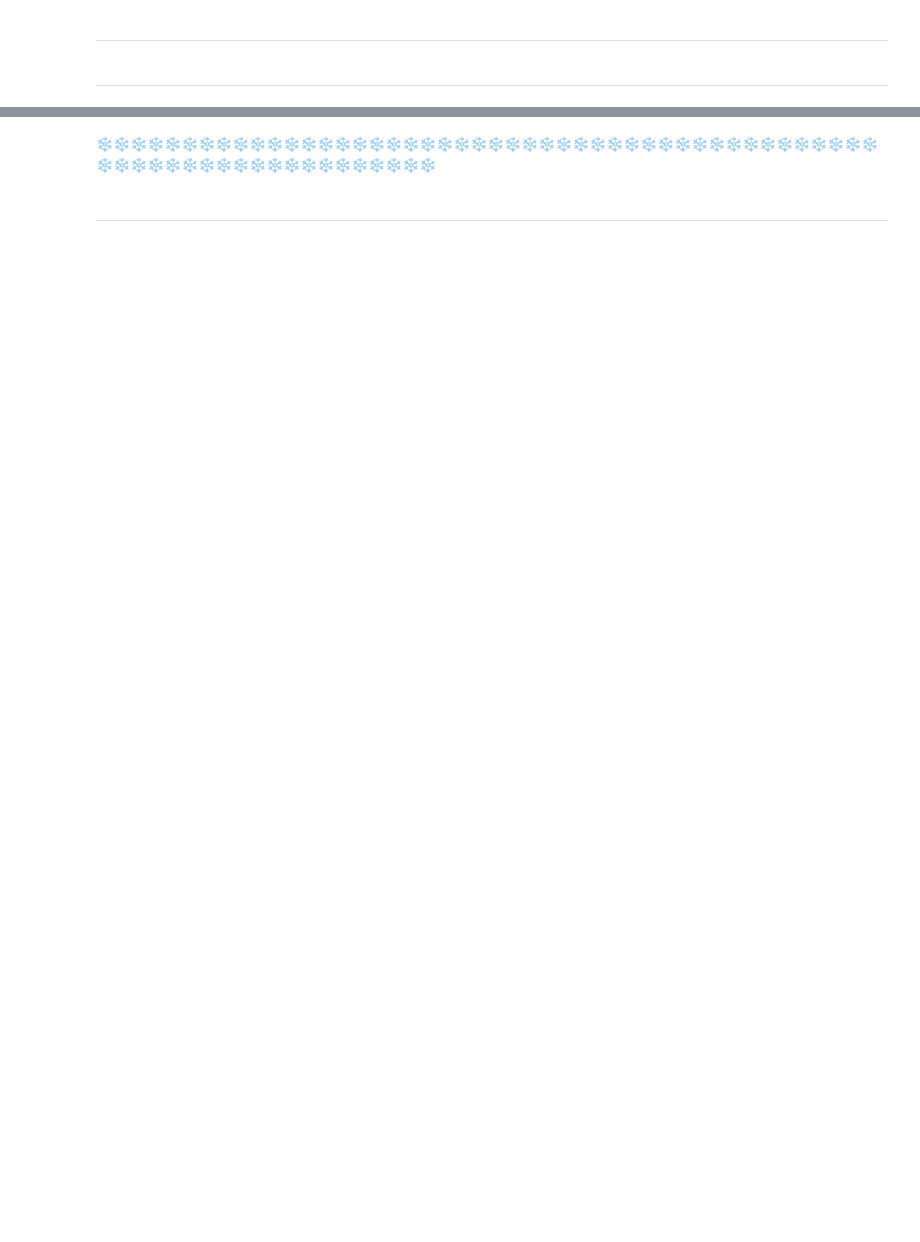
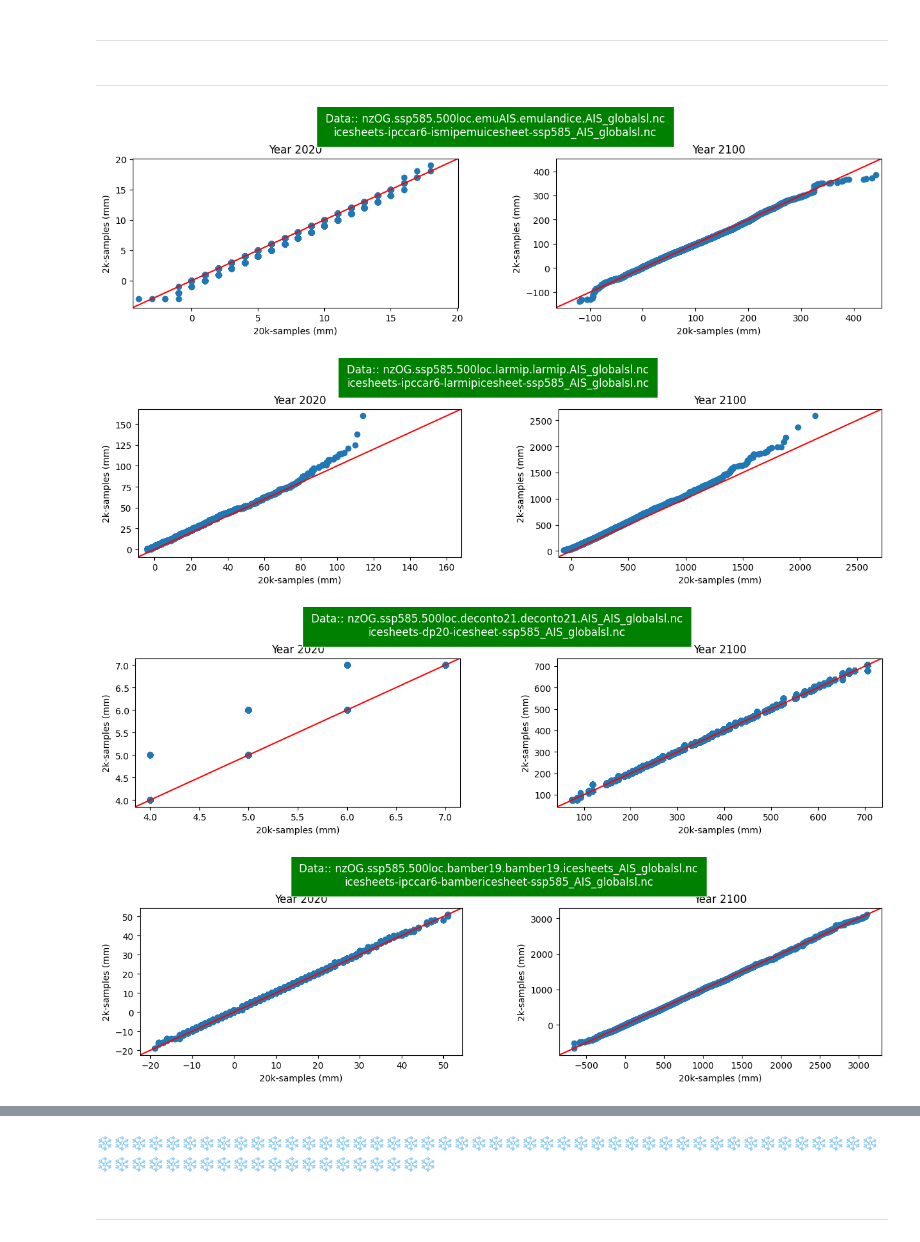
Before and after one commit to pkjr002/facts, a Jupyter notebook: JupNbk/000_pk-JupNb_TESTspace/2023-01_NZ_INSAR/002_COMPARE_gg_pk/001_DEVEL_qq/DEVEL_QQF001_global_cpmp_gg_pk_20k.ipynb, the cells around one changed output, grey strips where cells are left out. Saved outputs shown, nothing was run; the diff lists cells and outputs as text; code cells hidden in the pictures; blank space fills up the shorter version.

Commit message:
:recycle: qq local/global

```diff
--- a/JupNbk/000_pk-JupNb_TESTspace/2023-01_NZ_INSAR/002_COMPARE_gg_pk/001_DEVEL_qq/DEVEL_QQF001_global_cpmp_gg_pk_20k.ipynb
+++ b/JupNbk/000_pk-JupNb_TESTspace/2023-01_NZ_INSAR/002_COMPARE_gg_pk/001_DEVEL_qq/DEVEL_QQF001_global_cpmp_gg_pk_20k.ipynb
@@ -39,9 +22,14 @@ path2k=pathG='/projects/kopp/ggg46/nz_projections/global/full_sample_components/
 # %% [markdown]
 ---
 # %%
-fn.plot(['ssp585','emulandice.AIS_globalsl.nc'],path20k,path2k)
-# fn.plot('larmip.larmip.AIS_globalsl',path20k,path2k)
-# fn.plot('deconto21.deconto21.AIS_AIS_globalsl.nc',path20k,path2k)
-# fn.plot('bamber19.bamber19.icesheets_AIS_globalsl.nc',path20k,path2k)
-# fn.plot('ar5AIS.ipccar5.icesheets_WAIS_globalsl.nc',path20k,path2k)
-# fn.plot('ar5AIS.ipccar5.icesheets_EAIS_globalsl.nc',path20k,path2k)
+fn.plot(['emuAIS.emulandice.AIS_globalsl.nc'],path20k,['icesheets-ipccar6-ismipemuicesheet-ssp585_AIS_globalsl.nc'],path2k)
+fn.plot(['larmip.larmip.AIS_globalsl'],path20k,['icesheets-ipccar6-larmipicesheet-ssp585_AIS_globalsl.nc'],path2k)
+fn.plot(['deconto21.deconto21.AIS_AIS_globalsl.nc'],path20k,['icesheets-dp20-icesheet-ssp585_AIS_globalsl.nc'],path2k)
+fn.plot(['bamber19.bamber19.icesheets_AIS_globalsl.nc'],path20k,['icesheets-ipccar6-bambericesheet-ssp585_AIS_globalsl.nc'],path2k)
+fn.plot(['ar5AIS.ipccar5.icesheets_WAIS_globalsl.nc'],path20k,['icesheets-ar5-icesheets-ssp585_WAIS_globalsl.nc'],path2k)
+fn.plot(['ar5AIS.ipccar5.icesheets_EAIS_globalsl.nc'],path20k,['icesheets-ar5-icesheets-ssp585_EAIS_globalsl.nc'],path2k)
+# %% [output]
+[figure, added]
+[figure, added]
+[figure, added]
+[figure, added]
```
Also changed, not shown: parts of 8 cells of this notebook, 8 other files.
